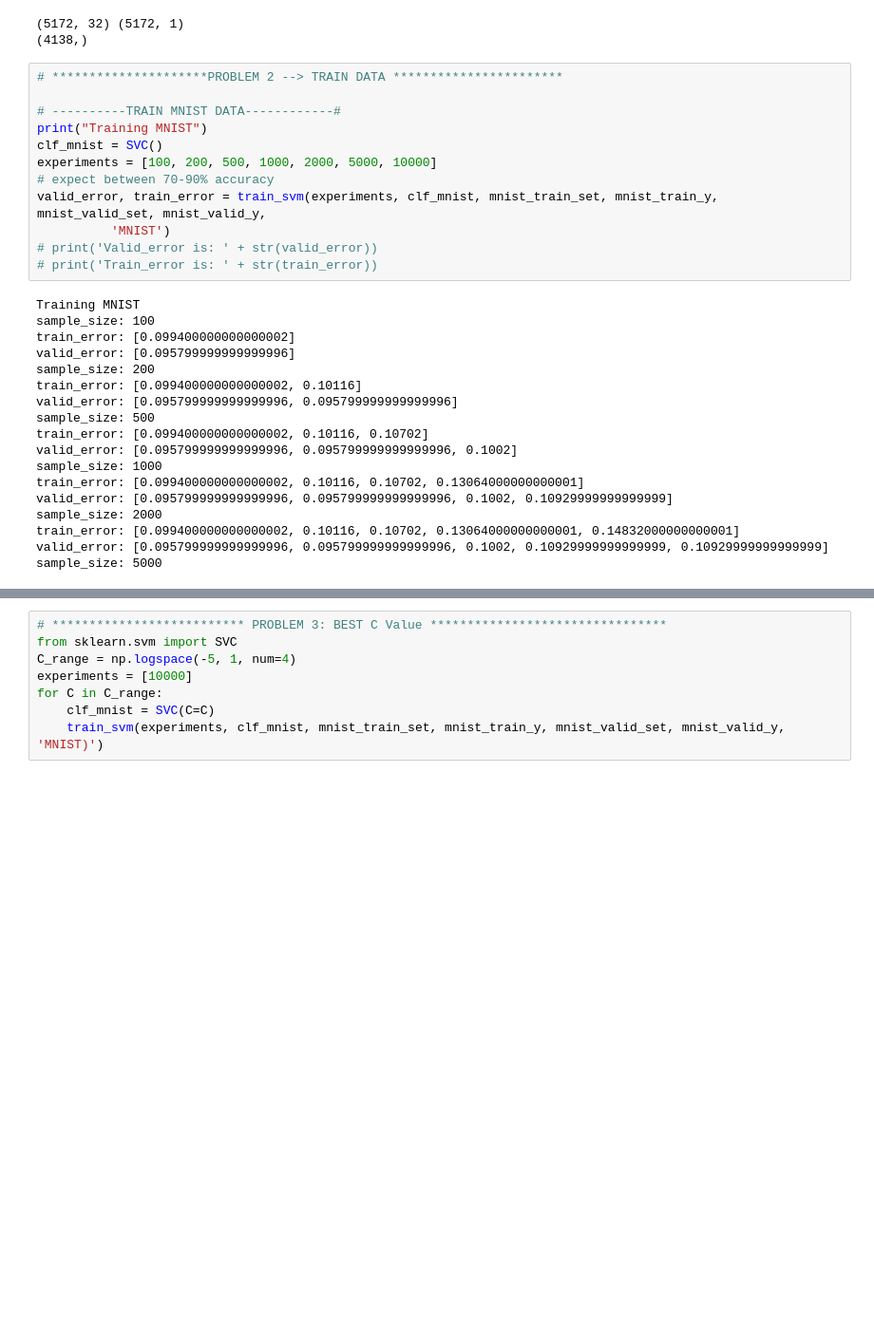
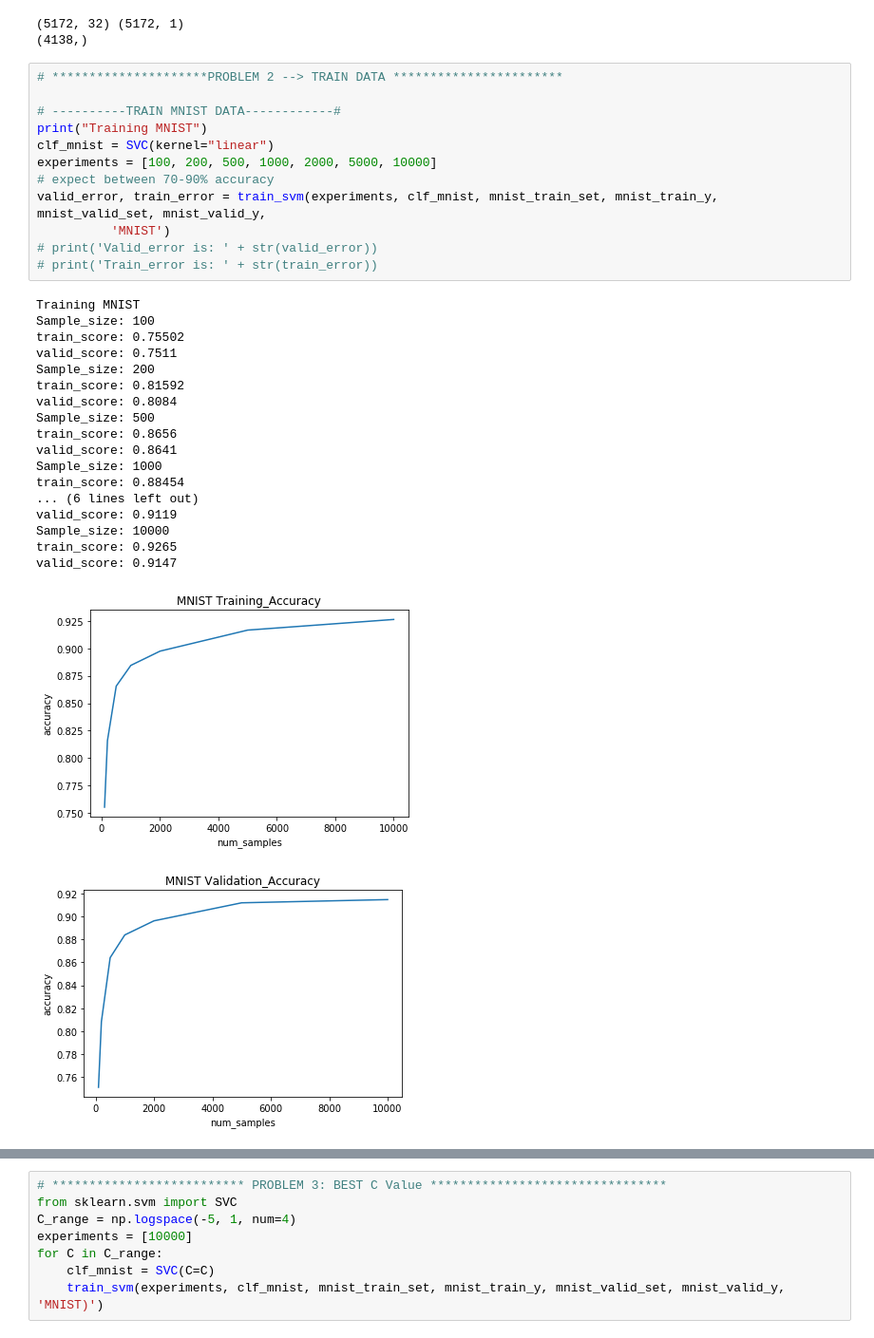
Before and after one commit to maialena/CS189-Machine_Learning, a Jupyter notebook: src/main.ipynb, the cells around one changed output, grey strips where cells are left out. Shown at 95% size. Cells and saved outputs as stored; diff of their text form; blank space fills up the shorter version.

```diff
--- a/src/main.ipynb
+++ b/src/main.ipynb
@@ -128,33 +129,35 @@ print(spam_train_y.shape)
 # %%
 # *********************PROBLEM 2 --> TRAIN DATA ***********************
 
 # ----------TRAIN MNIST DATA------------#
 print("Training MNIST")
-clf_mnist = SVC()
+clf_mnist = SVC(kernel="linear")
 experiments = [100, 200, 500, 1000, 2000, 5000, 10000]
 # expect between 70-90% accuracy
 valid_error, train_error = train_svm(experiments, clf_mnist, mnist_train_set, mnist_train_y, mnist_valid_set, mnist_valid_y,
           'MNIST')
 # print('Valid_error is: ' + str(valid_error))
 # print('Train_error is: ' + str(train_error))
 # %% [output]
 Training MNIST
-sample_size: 100
-train_error: [0.099400000000000002]
-valid_error: [0.095799999999999996]
-sample_size: 200
-train_error: [0.099400000000000002, 0.10116]
-valid_error: [0.095799999999999996, 0.095799999999999996]
-sample_size: 500
-train_error: [0.099400000000000002, 0.10116, 0.10702]
-valid_error: [0.095799999999999996, 0.095799999999999996, 0.1002]
-sample_size: 1000
-train_error: [0.099400000000000002, 0.10116, 0.10702, 0.13064000000000001]
-valid_error: [0.095799999999999996, 0.095799999999999996, 0.1002, 0.10929999999999999]
-sample_size: 2000
-train_error: [0.099400000000000002, 0.10116, 0.10702, 0.13064000000000001, 0.14832000000000001]
-valid_error: [0.095799999999999996, 0.095799999999999996, 0.1002, 0.10929999999999999, 0.10929999999999999]
-sample_size: 5000
+Sample_size: 100
+train_score: 0.75502
+valid_score: 0.7511
+Sample_size: 200
+train_score: 0.81592
+valid_score: 0.8084
+Sample_size: 500
+train_score: 0.8656
+valid_score: 0.8641
+Sample_size: 1000
+train_score: 0.88454
+... (6 lines left out)
+valid_score: 0.9119
+Sample_size: 10000
+train_score: 0.9265
+valid_score: 0.9147
+[figure, added]
+[figure, added]
 # %%
 # -----------TRAIN CIFAR DATA-----------#
 print("Training CIFAR")
```
Also changed, not shown: parts of 6 cells of this notebook.
